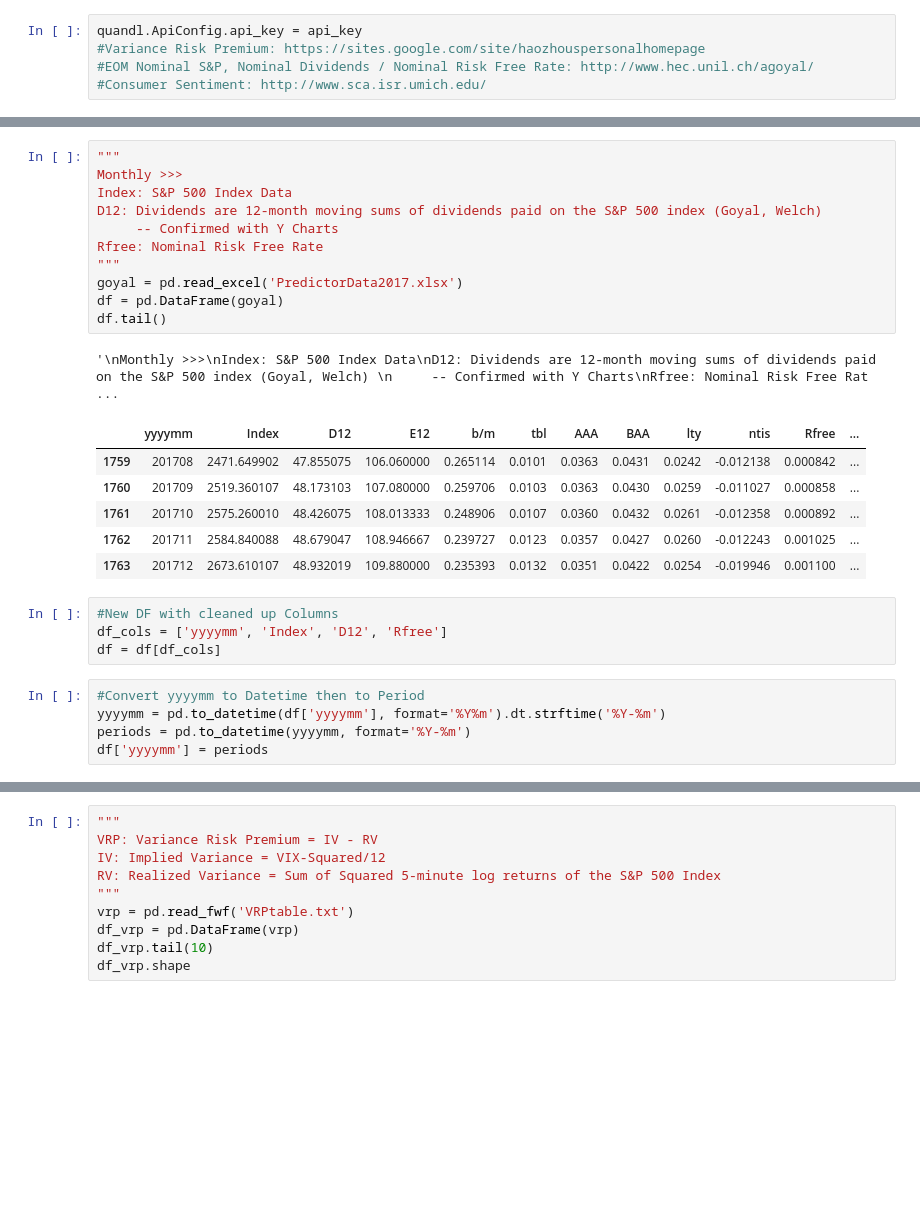
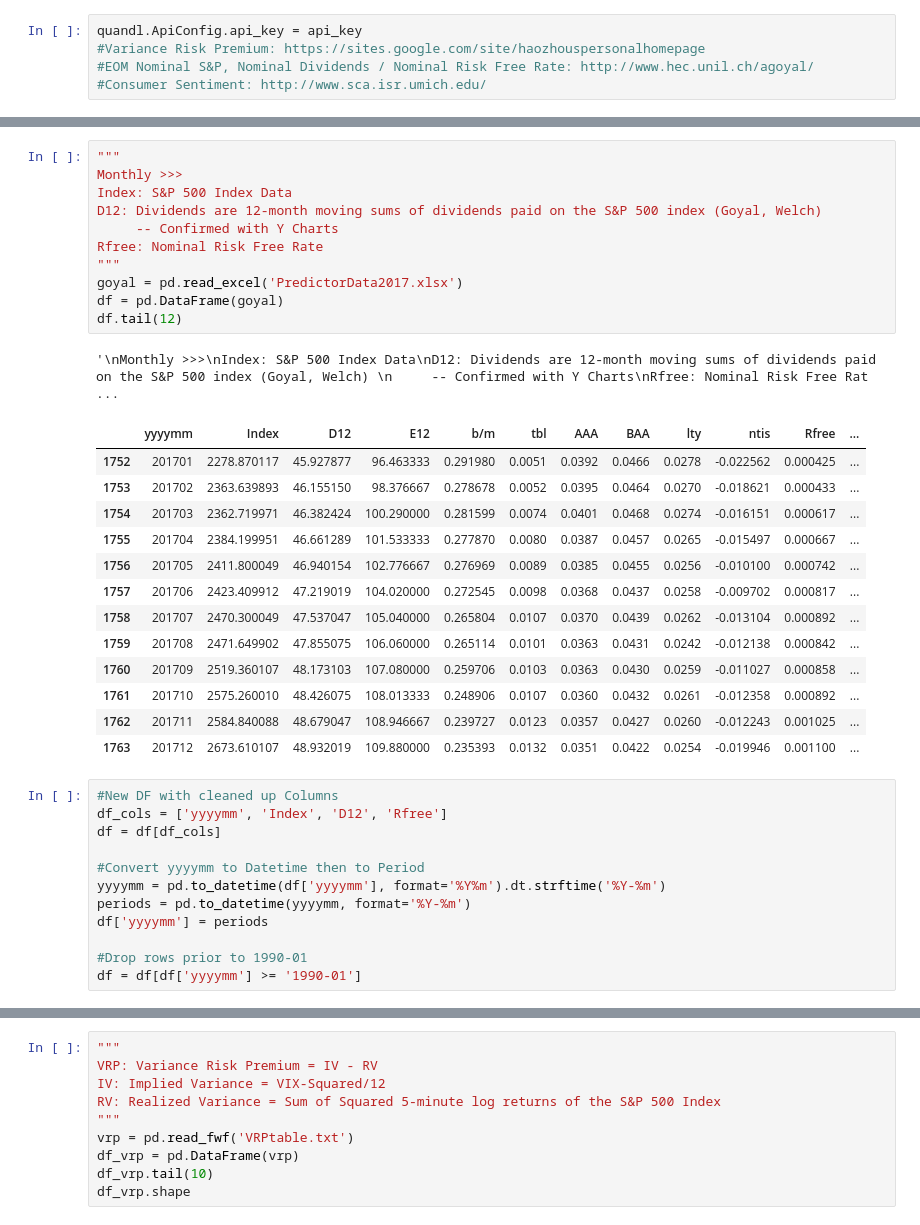
Before and after one commit to maks-p/Momentum_X_Sentiment, a Jupyter notebook: v2_momentum_x_sentiment.ipynb, the cells around one changed output, grey strips where cells are left out. Cells and saved outputs as stored; diff of their text form; blank space fills up the shorter version.

```diff
--- a/v2_momentum_x_sentiment.ipynb
+++ b/v2_momentum_x_sentiment.ipynb
@@ -40,28 +61,38 @@ for i in range(len(fed_funds_rate)):
 # %%
 """
 Monthly >>>
 Index: S&P 500 Index Data
 D12: Dividends are 12-month moving sums of dividends paid on the S&P 500 index (Goyal, Welch)
      -- Confirmed with Y Charts
 Rfree: Nominal Risk Free Rate
 """
 goyal = pd.read_excel('PredictorData2017.xlsx')
 df = pd.DataFrame(goyal)
-df.tail()
+df.tail(12)
 # %% [output]
 '\nMonthly >>>\nIndex: S&P 500 Index Data\nD12: Dividends are 12-month moving sums of dividends paid on the S&P 500 index (Goyal, Welch) \n     -- Confirmed with Y Charts\nRfree: Nominal Risk Free Rat ...
 |  | yyyymm | Index | D12 | E12 | b/m | tbl | AAA | BAA | lty | ntis | Rfree | ... |
+| 1752 | 201701 | 2278.870117 | 45.927877 | 96.463333 | 0.291980 | 0.0051 | 0.0392 | 0.0466 | 0.0278 | -0.022562 | 0.000425 | ... |
+| 1753 | 201702 | 2363.639893 | 46.155150 | 98.376667 | 0.278678 | 0.0052 | 0.0395 | 0.0464 | 0.0270 | -0.018621 | 0.000433 | ... |
+| 1754 | 201703 | 2362.719971 | 46.382424 | 100.290000 | 0.281599 | 0.0074 | 0.0401 | 0.0468 | 0.0274 | -0.016151 | 0.000617 | ... |
+| 1755 | 201704 | 2384.199951 | 46.661289 | 101.533333 | 0.277870 | 0.0080 | 0.0387 | 0.0457 | 0.0265 | -0.015497 | 0.000667 | ... |
+| 1756 | 201705 | 2411.800049 | 46.940154 | 102.776667 | 0.276969 | 0.0089 | 0.0385 | 0.0455 | 0.0256 | -0.010100 | 0.000742 | ... |
+| 1757 | 201706 | 2423.409912 | 47.219019 | 104.020000 | 0.272545 | 0.0098 | 0.0368 | 0.0437 | 0.0258 | -0.009702 | 0.000817 | ... |
+| 1758 | 201707 | 2470.300049 | 47.537047 | 105.040000 | 0.265804 | 0.0107 | 0.0370 | 0.0439 | 0.0262 | -0.013104 | 0.000892 | ... |
 | 1759 | 201708 | 2471.649902 | 47.855075 | 106.060000 | 0.265114 | 0.0101 | 0.0363 | 0.0431 | 0.0242 | -0.012138 | 0.000842 | ... |
 | 1760 | 201709 | 2519.360107 | 48.173103 | 107.080000 | 0.259706 | 0.0103 | 0.0363 | 0.0430 | 0.0259 | -0.011027 | 0.000858 | ... |
 | 1761 | 201710 | 2575.260010 | 48.426075 | 108.013333 | 0.248906 | 0.0107 | 0.0360 | 0.0432 | 0.0261 | -0.012358 | 0.000892 | ... |
 | 1762 | 201711 | 2584.840088 | 48.679047 | 108.946667 | 0.239727 | 0.0123 | 0.0357 | 0.0427 | 0.0260 | -0.012243 | 0.001025 | ... |
 | 1763 | 201712 | 2673.610107 | 48.932019 | 109.880000 | 0.235393 | 0.0132 | 0.0351 | 0.0422 | 0.0254 | -0.019946 | 0.001100 | ... |
-# %%
-#New DF with cleaned up Columns
-df_cols = ['yyyymm', 'Index', 'D12', 'Rfree']
-df = df[df_cols]
 # %%
+#New DF with cleaned up Columns
+df_cols = ['yyyymm', 'Index', 'D12', 'Rfree']
+df = df[df_cols]
+
 #Convert yyyymm to Datetime then to Period
 yyyymm = pd.to_datetime(df['yyyymm'], format='%Y%m').dt.strftime('%Y-%m')
 periods = pd.to_datetime(yyyymm, format='%Y-%m')
 df['yyyymm'] = periods
+
+#Drop rows prior to 1990-01
+df = df[df['yyyymm'] >= '1990-01']
```
Also changed, not shown: parts of 95 cells of this notebook, 6 other files.
